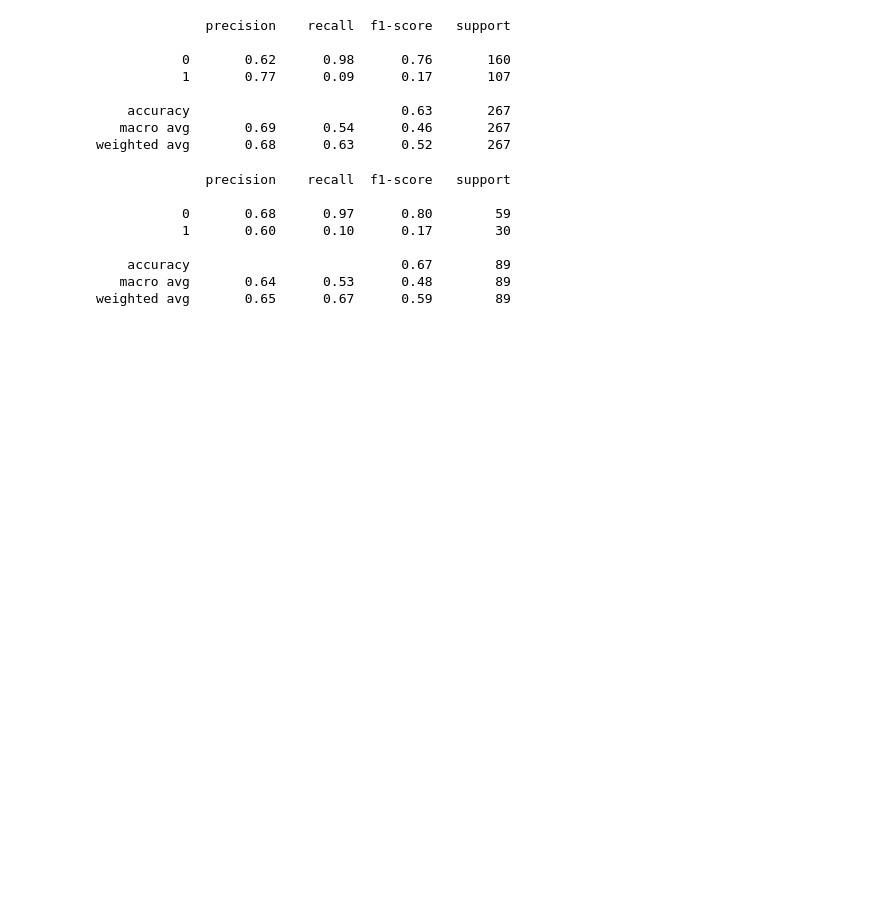
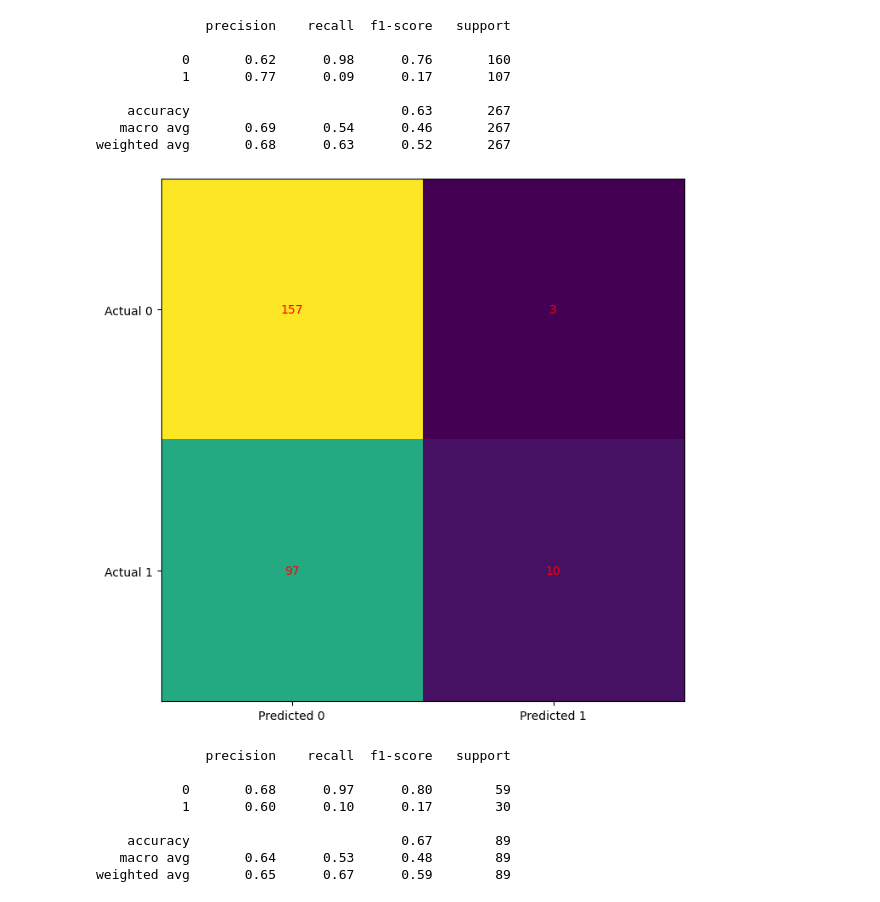
Before and after one commit to lingerfeltcm/Project_4_Group_2, a Jupyter notebook: expenditures_model.ipynb, the cells around one changed output. Saved outputs shown, nothing was run; the diff lists cells and outputs as text; code cells hidden in the pictures; blank space fills up the shorter version.

Commit message:
confusion matrix visuals added to model and to images folder

```diff
--- a/expenditures_model.ipynb
+++ b/expenditures_model.ipynb
@@ -196,3 +199,18 @@ weighted avg       0.68      0.63      0.52       267
+# %%
+# plot confusion matrix heatmap using matplotlib
+cm_training = confusion_matrix(y_train, training_predictions)
+
+fig, ax = plt.subplots(figsize=(8,8))
+ax.imshow(cm_training)
+ax.xaxis.set(ticks=(0,1), ticklabels=('Predicted 0','Predicted 1'))
+ax.yaxis.set(ticks=(0,1), ticklabels=('Actual 0', 'Actual 1'))
+ax.set_ylim(1.5, -0.5)
+for i in range(2):
+    for j in range(2):
+        ax.text(j,i, cm_training[i,j], ha='center', va='center', color='red')
+plt.show()
+# %% [output]
+[figure, added]
 # %%
 # Create and save the testing classification report
 testing_report = classification_report(y_test, testing_predictions)
```
Also changed, not shown: parts of 7 cells of this notebook, 7 other files.
